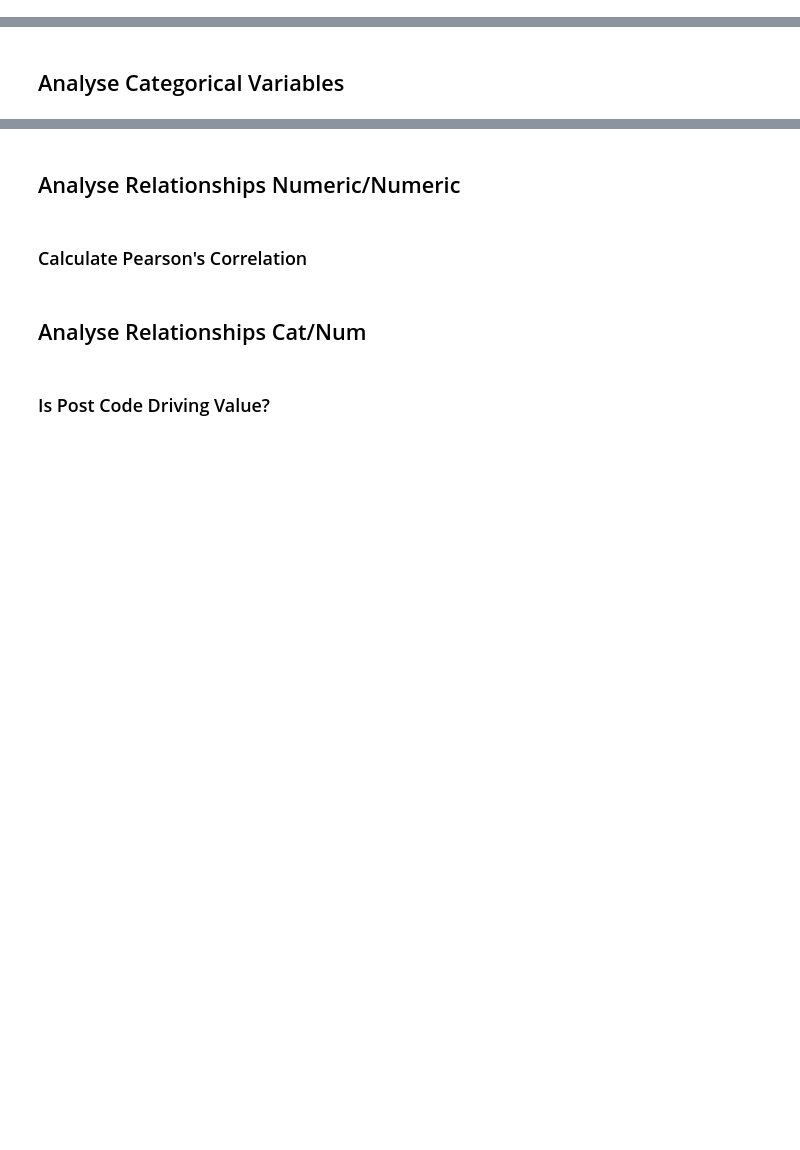
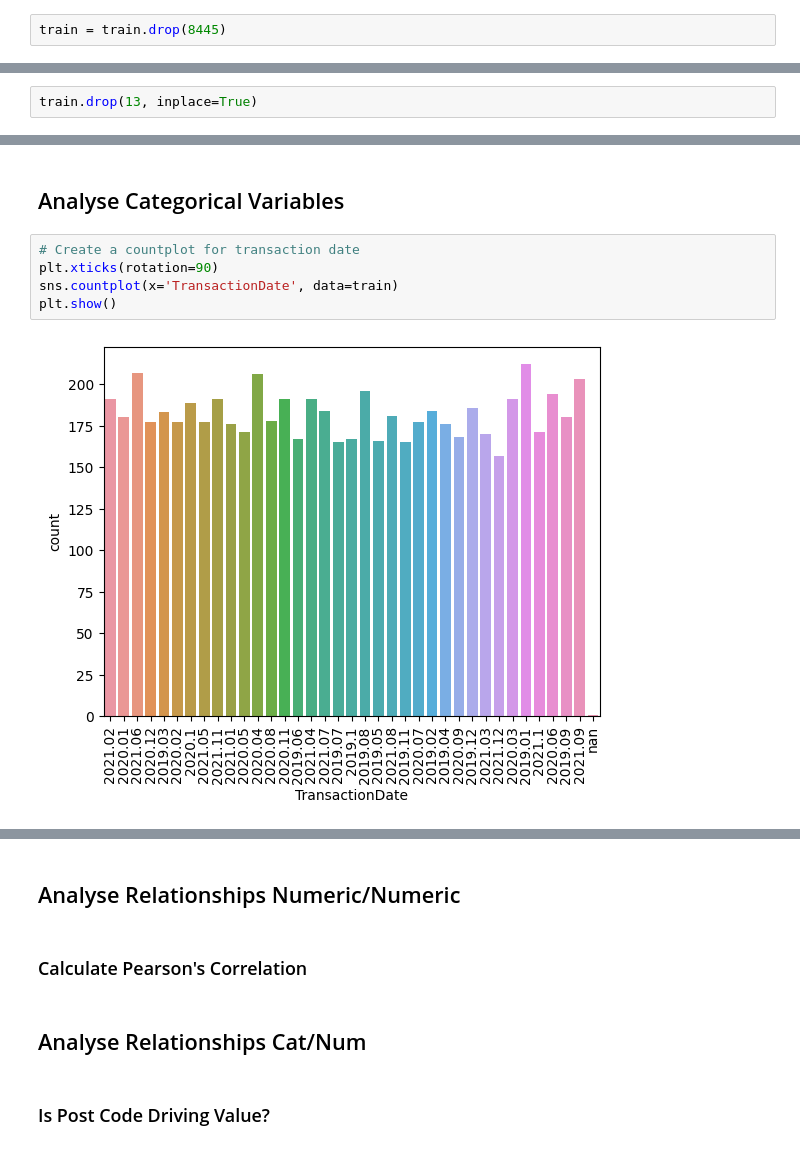
Before and after one commit to Nthies6624/HousePredictionAPI, a Jupyter notebook: Regression.ipynb, the cells around one changed output, grey strips where cells are left out. Drawn from its saved outputs; the diff is of its cells as text; blank space fills up the shorter version.

```diff
--- a/Regression.ipynb
+++ b/Regression.ipynb
@@ -264,0 +285,2 @@ plt.show
+# %%
+train = train.drop(8445)
@@ -266,0 +317,2 @@ plt.show
+# %%
+train.drop(13, inplace=True)
@@ -267,2 +329,9 @@ plt.show
 # %% [markdown]
 ## Analyse Categorical Variables
+# %%
+# Create a countplot for transaction date
+plt.xticks(rotation=90)
+sns.countplot(x='TransactionDate', data=train)
+plt.show()
+# %% [output]
+[figure, added]
```
Also changed, not shown: parts of 8 cells of this notebook.
